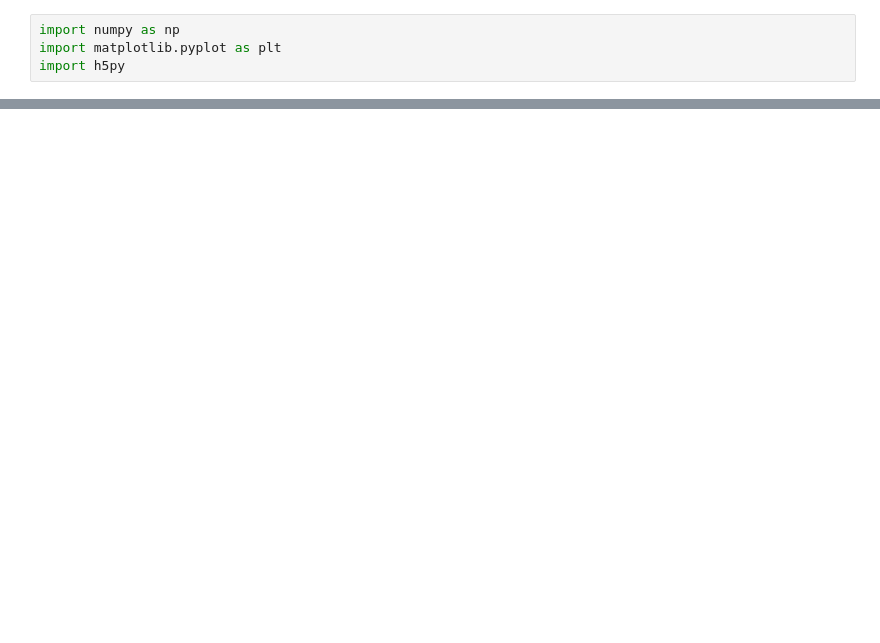
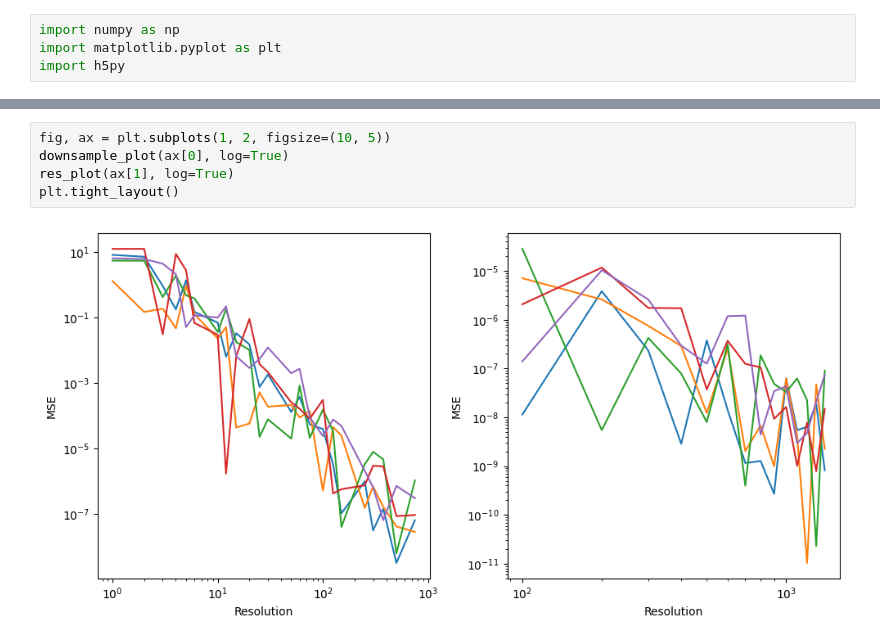
Before and after one commit to yttcari/SURE, a Jupyter notebook: proj/convergence/test_convergence.ipynb, the cells around one changed output, grey strips where cells are left out. Cells and saved outputs as stored; diff of their text form; blank space fills up the shorter version.

```diff
--- a/proj/convergence/test_convergence.ipynb
+++ b/proj/convergence/test_convergence.ipynb
@@ -59,0 +78,7 @@ plt.plot(res, tmp)
+# %%
+fig, ax = plt.subplots(1, 2, figsize=(10, 5))
+downsample_plot(ax[0], log=True)
+res_plot(ax[1], log=True)
+plt.tight_layout()
+# %% [output]
+[figure, added]
```
Also changed, not shown: parts of 7 cells of this notebook.
